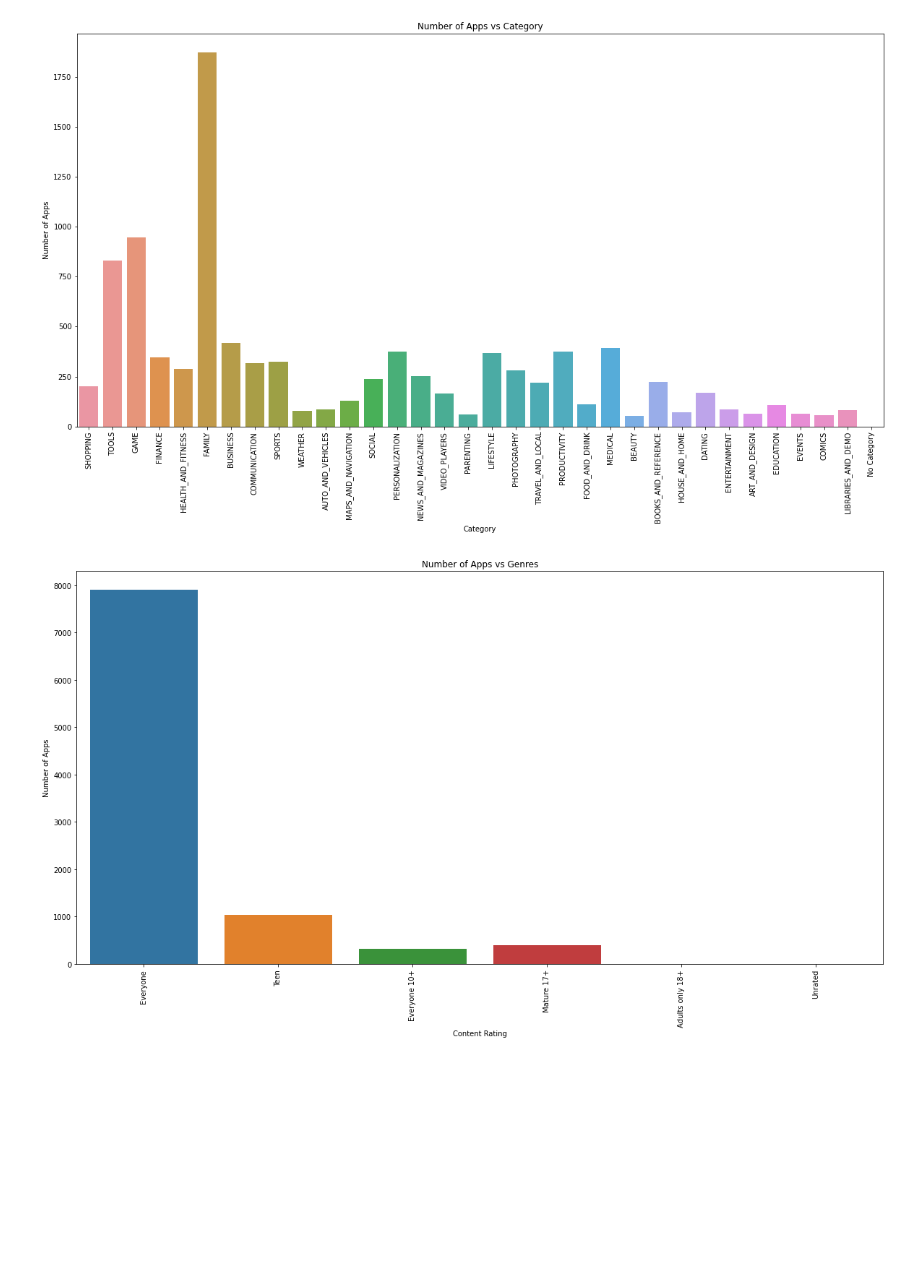
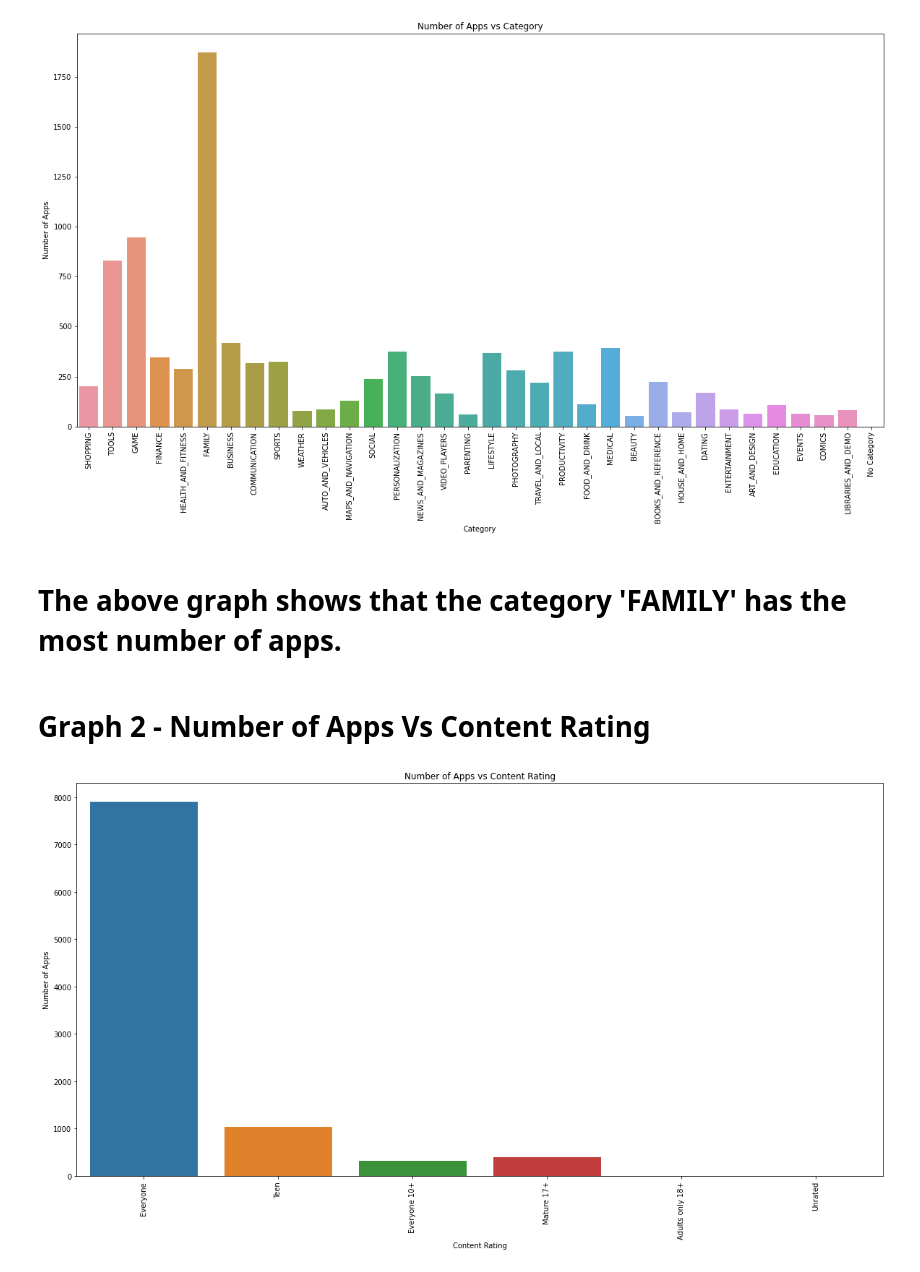
Before and after one commit to shahbazkhan20/Playstore-review-analysis, a Jupyter notebook: Copy_of_Play_Store_App_Review_Analysis_Capstone_Project.ipynb, the cells around one changed output. Drawn from its saved outputs; the diff is of its cells as text; code cells hidden in the pictures; blank space fills up the shorter version.

```diff
--- a/Copy_of_Play_Store_App_Review_Analysis_Capstone_Project.ipynb
+++ b/Copy_of_Play_Store_App_Review_Analysis_Capstone_Project.ipynb
@@ -405,14 +405,18 @@ plt.xticks(rotation = 90)
 plt.show()
 # %% [output]
 [figure]
+# %% [markdown]
+# **The above graph shows that the category 'FAMILY' has the most number of apps.**
+# %% [markdown]
+# **Graph 2 - Number of Apps Vs Content Rating**
 # %%
 plt.figure(figsize=(20,10))
-plt.title("Number of Apps vs Genres")
+plt.title("Number of Apps vs Content Rating")
 sns.countplot(x = 'Content Rating', data = ps_df)
 plt.xlabel("Content Rating")
 plt.ylabel("Number of Apps")
-#plt.text(0, str(ps_df['Content Rating'].count()))
+
 plt.xticks(rotation = 90)
 plt.show()
 # %% [output]
-[figure, old version]
+[figure, new version]
```
Also changed, not shown: parts of 1 cell of this notebook.
